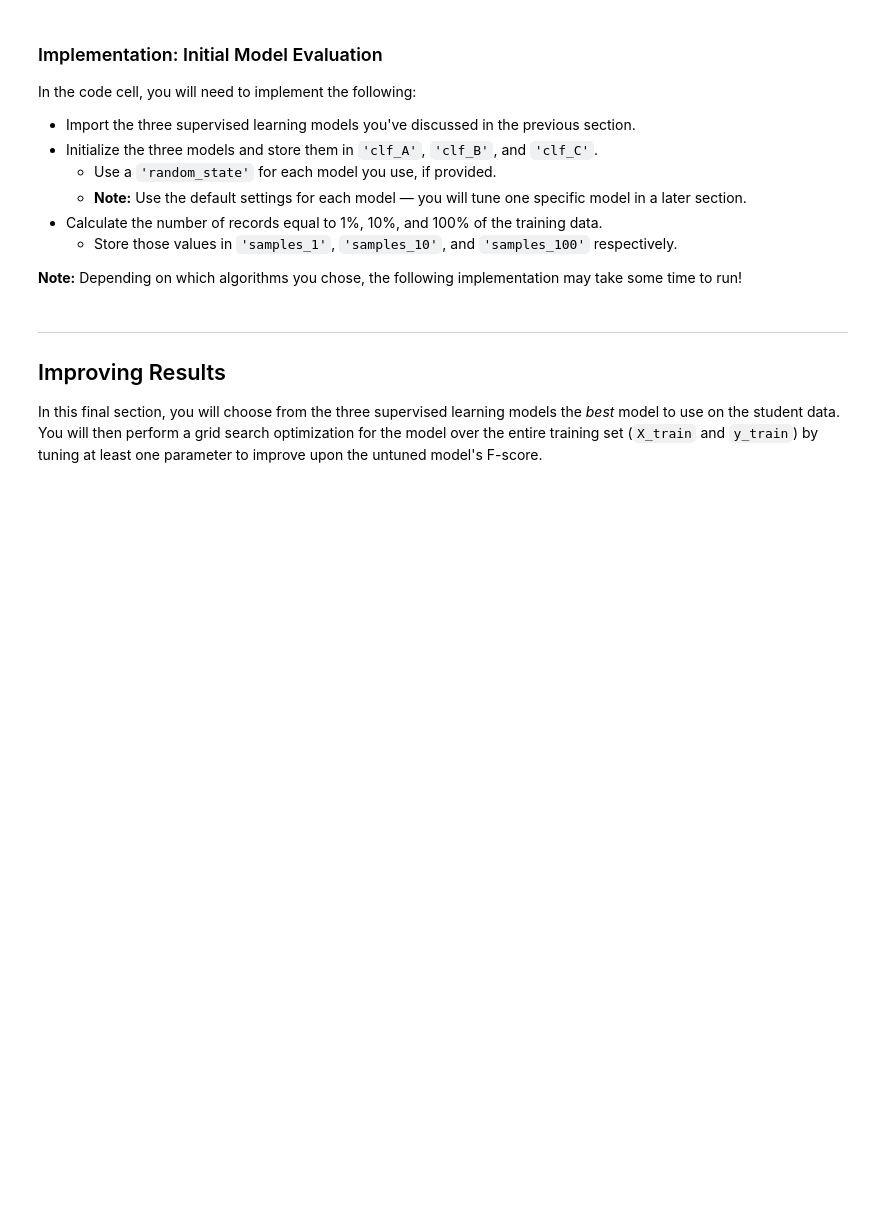
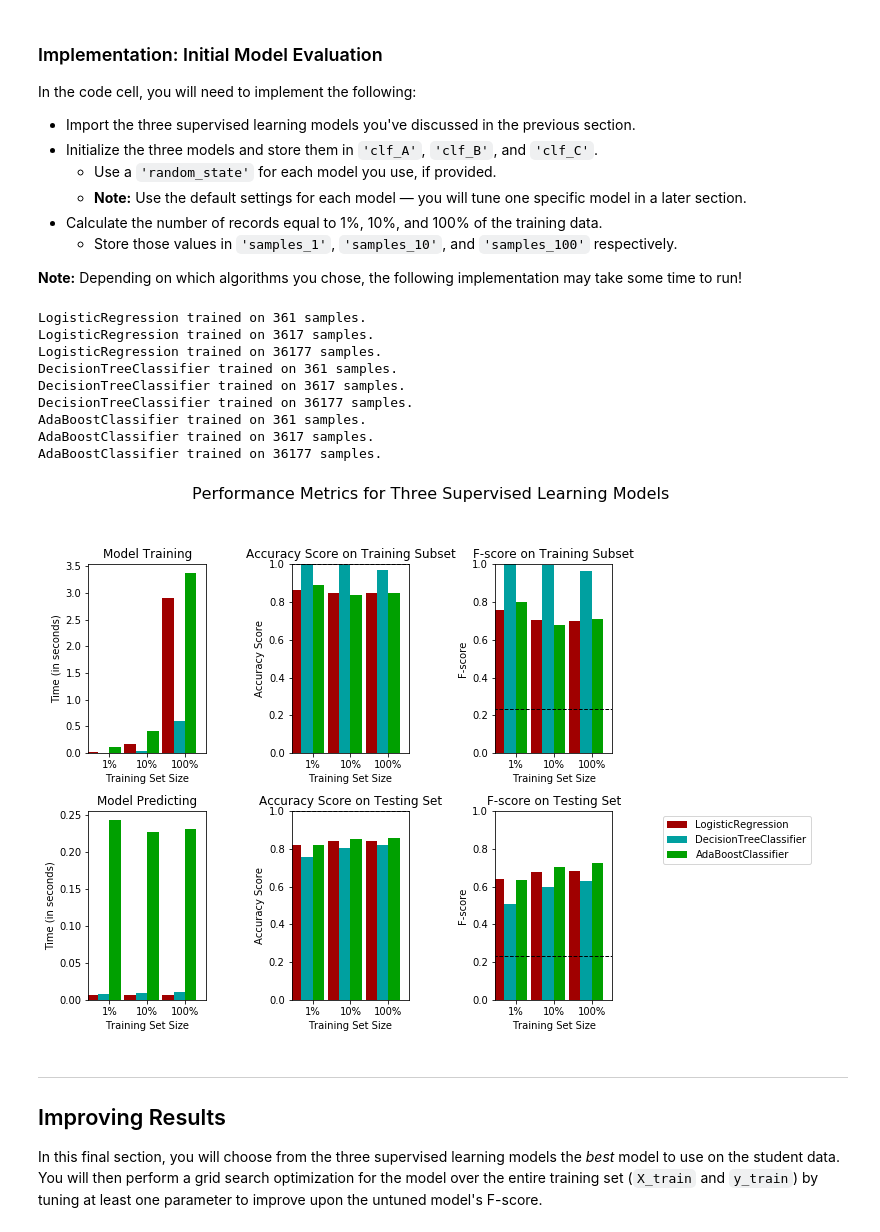
Before and after one commit to FadyMorris/udacity-machine-learning-nanodegree, a Jupyter notebook: projects/p2_finding_donors/finding_donors.ipynb, the cells around one changed output. Cells and saved outputs as stored; diff of their text form; code cells hidden in the pictures; blank space fills up the shorter version.

```diff
--- a/projects/p2_finding_donors/finding_donors.ipynb
+++ b/projects/p2_finding_donors/finding_donors.ipynb
@@ -150,14 +183,14 @@ Additionally, as with the non-numeric features, we need to convert the non-numer
    - Set records with "<=50K" to `0` and records with ">50K" to `1`.
 # %%
 # TODO: One-hot encode the 'features_log_minmax_transform' data using pandas.get_dummies()
-features_final = None
+features_final = pd.get_dummies(features_log_minmax_transform)
 
 # TODO: Encode the 'income_raw' data to numerical values
-income = None
+income = (income_raw == '>50K').astype(int)
 
 # Print the number of features after one-hot encoding
 encoded = list(features_final.columns)
 print("{} total features after one-hot encoding.".format(len(encoded)))
 
 # Uncomment the following line to see the encoded feature names
-# print encoded
+print(encoded)
@@ -276,5 +397,6 @@ In the code block below, you will need to implement the following:
 # %%
 # TODO: Import two metrics from sklearn - fbeta_score and accuracy_score
+from sklearn.metrics import fbeta_score, accuracy_score
 
 def train_predict(learner, sample_size, X_train, y_train, X_test, y_test):
     '''
@@ -291,33 +413,33 @@ def train_predict(learner, sample_size, X_train, y_train, X_test, y_test):
 
     # TODO: Fit the learner to the training data using slicing with 'sample_size' using .fit(training_features[:], training_labels[:])
     start = time() # Get start time
-    learner = None
+    learner.fit(X_train[:sample_size], y_train[:sample_size])
     end = time() # Get end time
 
     # TODO: Calculate the training time
-    results['train_time'] = None
+    results['train_time'] = end - start
 
     # TODO: Get the predictions on the test set(X_test),
     #       then get predictions on the first 300 training samples(X_train) using .predict()
     start = time() # Get start time
-    predictions_test = None
-    predictions_train = None
+    predictions_test = learner.predict(X_test)
+    predictions_train = learner.predict(X_train[:300])
     end = time() # Get end time
 
     # TODO: Calculate the total prediction time
-    results['pred_time'] = None
+    results['pred_time'] = end - start
 
     # TODO: Compute accuracy on the first 300 training samples which is y_train[:300]
-    results['acc_train'] = None
+    results['acc_train'] = accuracy_score(y_train[:300], predictions_train)
 
     # TODO: Compute accuracy on test set using accuracy_score()
-    results['acc_test'] = None
+    results['acc_test'] = accuracy_score(y_test, predictions_test)
 
     # TODO: Compute F-score on the the first 300 training samples using fbeta_score()
-    results['f_train'] = None
+    results['f_train'] = fbeta_score(y_train[:300], predictions_train, beta=0.5)
 
     # TODO: Compute F-score on the test set which is y_test
-    results['f_test'] = None
+    results['f_test'] = fbeta_score(y_test, predictions_test, beta=0.5)
 
     # Success
     print("{} trained on {} samples.".format(learner.__class__.__name__, sample_size))
@@ -337,31 +459,48 @@ In the code cell, you will need to implement the following:
 **Note:** Depending on which algorithms you chose, the following implementation may take some time to run!
 # %%
 # TODO: Import the three supervised learning models from sklearn
+from sklearn.linear_model import LogisticRegression #, SGDClassifier
+#from sklearn.neighbors import KNeighborsClassifier
+from sklearn.tree import DecisionTreeClassifier
+#from sklearn.svm import SVC
+#from sklearn.naive_bayes import GaussianNB
+#from sklearn.ensemble import AdaBoostClassifier
 
 # TODO: Initialize the three models
-clf_A = None
-clf_B = None
-clf_C = None
+clf_A = LogisticRegression(random_state=42) #LogisticRegression(solver='lbfgs', max_iter=250)
+clf_B = DecisionTreeClassifier(random_state=42)#DecisionTreeClassifier(max_depth=7) #SGDClassifier()
+clf_C = AdaBoostClassifier(random_state=42)#AdaBoostClassifier(n_estimators=10) # KNeighborsClassifier()
 
 # TODO: Calculate the number of samples for 1%, 10%, and 100% of the training data
 # HINT: samples_100 is the entire training set i.e. len(y_train)
 # HINT: samples_10 is 10% of samples_100 (ensure to set the count of the values to be `int` and not `float`)
 # HINT: samples_1 is 1% of samples_100 (ensure to set the count of the values to be `int` and not `float`)
-samples_100 = None
-samples_10 = None
-samples_1 = None
+samples_100 = len(y_train)
+samples_10 = int(0.1 * samples_100)
+samples_1 = int(0.01 * samples_100)
 
 # Collect results on the learners
 results = {}
 for clf in [clf_A, clf_B, clf_C]:
     clf_name = clf.__class__.__name__
     results[clf_name] = {}
     for i, samples in enumerate([samples_1, samples_10, samples_100]):
         results[clf_name][i] = \
         train_predict(clf, samples, X_train, y_train, X_test, y_test)
 
 # Run metrics visualization for the three supervised learning models chosen
 vs.evaluate(results, accuracy, fscore)
+# %% [output]
+LogisticRegression trained on 361 samples.
+LogisticRegression trained on 3617 samples.
+LogisticRegression trained on 36177 samples.
+DecisionTreeClassifier trained on 361 samples.
+DecisionTreeClassifier trained on 3617 samples.
+DecisionTreeClassifier trained on 36177 samples.
+AdaBoostClassifier trained on 361 samples.
+AdaBoostClassifier trained on 3617 samples.
+AdaBoostClassifier trained on 36177 samples.
+[figure, added]
 # %% [markdown]
 ----
 ## Improving Results
```
Also changed, not shown: parts of 36 cells of this notebook, 1 other file.
